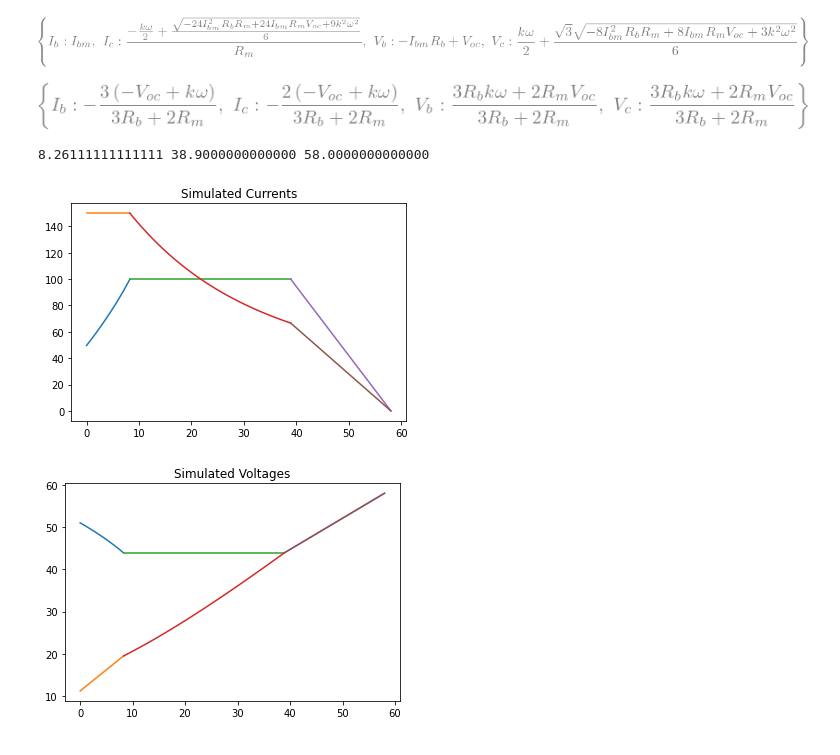
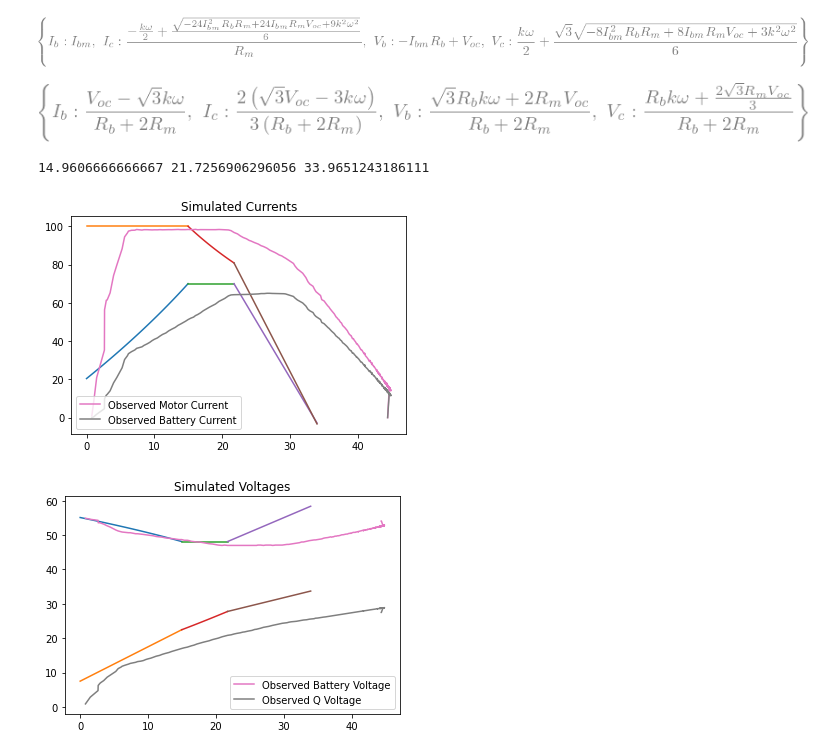
Before and after one commit to dsoto/ev-model-closed, a Jupyter notebook: torque-speed-symbolic-cleanup.ipynb, the cells around one changed output. Drawn from its saved outputs; the diff is of its cells as text; code cells hidden in the pictures.

Commit message:
adds overlays of observed data

```diff
--- a/torque-speed-symbolic-cleanup.ipynb
+++ b/torque-speed-symbolic-cleanup.ipynb
@@ -15,4 +12,8 @@ Notes
 # %%
+import sys
+sys.path.append('../ev_data')
+import ev as evd
+
 import sympy
 sympy.init_printing()
 
@@ -30,7 +31,8 @@ Ibm = sympy.symbols('I_bm', positive=True)         # battery maximum current
 torque = sympy.symbols('tau')                      # motor torque
 
 power_eq = sympy.Eq(Vb * Ib, Vc * Ic * 3 / 2)                    # controller energy balance
-#power_eq = sympy.Eq(Vb * Ib, Vc * Ic)                    # controller energy balance
+#power_eq = sympy.Eq(Vb * Ib, Vc * Ic)                           # controller energy balance
+#power_eq = sympy.Eq(Vb * Ib, Vc * Ic)                           # controller energy balance
 controller_loop = sympy.Eq(Vc, Ic * Rm + k * omega)              # controller side voltage loop
 battery_loop = sympy.Eq(Voc, Ib * Rb + Vb)                       # battery side voltage loop
 # set controller current to max for first regime solution
@@ -38,7 +40,8 @@ regime_1_eq = sympy.Eq(Ic, Imm)
 # TODO: should Ib = Ibm regime be here?
 regime_2_eq = sympy.Eq(Ib, Ibm)
 # set battery and peak motor voltages equal for last regime
-regime_3_eq = sympy.Eq(Vb, Vc)
+regime_3_eq = sympy.Eq(Vb / sympy.sqrt(3), Vc)
+#regime_3_eq = sympy.Eq(Ib, Ic)
 
 simple_eq = sympy.Eq(Vc, Ic * Rm + k * omega)
 torque_eq = sympy.Eq(torque, k * Ic) # this needs correction factor for three phase
@@ -58,9 +61,9 @@ battery_limit#[Ic]
 duty_limit = sympy.solve([power_eq, battery_loop, controller_loop, regime_3_eq], exclude=[Rb, Rm, k, Voc])[0]
 duty_limit#[Ib]
 # %% [output]
-[figure, old version]
+[figure, new version]
 # %%
-ev_system = {Rb: 0.141, Voc:58, Imm: 150, Ibm:100, Rm: 0.075, k:1.0}
+ev_system = {Rb: 0.141, Voc:58, Imm: 100, Ibm:70, Rm: 0.075, k:1.0}
 
 # solve for crossover frequency from phase current to battery current limited
 crossover_1_2 = sympy.solve(sympy.Eq(Ibm, phase_limit[Ib]), omega)[0]
@@ -74,7 +77,7 @@ omega_3 = crossover_3.evalf(subs=ev_system)
 
 print(omega_1_2, omega_2_3, omega_3)
 # %% [output]
-8.26111111111111 38.9000000000000 58.0000000000000
+14.9606666666667 21.7256906296056 33.9651243186111
 # %%
 import numpy as np
 import matplotlib.pyplot as plt
@@ -82,23 +85,31 @@ regime_1_omega = np.linspace(0, float(omega_1_2), 100)
 regime_2_omega = np.linspace(float(omega_1_2), float(omega_2_3), 100)
 regime_3_omega = np.linspace(float(omega_2_3), float(omega_3), 100)
 # %%
-Ib_1 = list(map(sympy.lambdify(omega, phase_limit[Ib].subs(ev_system)), regime_1_omega))   # phase limited battery current
+Ib_1 = list(map(sympy.lambdify(omega, phase_limit[Ib].subs(ev_system)), regime_1_omega))     # phase limited battery current
 Ic_1 = list(map(sympy.lambdify(omega, phase_limit[Ic].subs(ev_system)), regime_1_omega))
 Ib_2 = list(map(sympy.lambdify(omega, battery_limit[Ib].subs(ev_system)), regime_2_omega))
 Ic_2 = list(map(sympy.lambdify(omega, battery_limit[Ic].subs(ev_system)), regime_2_omega))   # battery limited phase current
 Ic_3 = list(map(sympy.lambdify(omega, duty_limit[Ib].subs(ev_system)), regime_3_omega))
 Ib_3 = list(map(sympy.lambdify(omega, duty_limit[Ic].subs(ev_system)), regime_3_omega))
 
 plt.plot(regime_1_omega, Ib_1)
 plt.plot(regime_1_omega, Ic_1)
 plt.plot(regime_2_omega, Ib_2)
 plt.plot(regime_2_omega, Ic_2)
 plt.plot(regime_3_omega, Ic_3)
 plt.plot(regime_3_omega, Ib_3)
 plt.title('Simulated Currents')
+
+# overlay observed data
+data = evd.vesc_csv_to_df('data.csv')
+data = evd.pull_throttle_region(data)
+data['rad_per_sec'] = evd.rpm_to_radpsec(data, pole_pairs=23)
+plt.plot(data['rad_per_sec'], data['current_motor'], label='Observed Motor Current')
+plt.plot(data['rad_per_sec'], data['current_in'], label='Observed Battery Current')
+plt.legend()
 plt.show()
 # %% [output]
-[figure, old version]
+[figure, new version]
 # %%
 Vb_1 = list(map(sympy.lambdify(omega, phase_limit[Vb].subs(ev_system)), regime_1_omega))   # phase limited battery current
 Vc_1 = list(map(sympy.lambdify(omega, phase_limit[Vc].subs(ev_system)), regime_1_omega))
@@ -115,6 +126,14 @@ plt.plot(regime_2_omega, Vc_2)
 plt.plot(regime_3_omega, Vc_3)
 plt.plot(regime_3_omega, Vb_3)
 plt.title('Simulated Voltages')
+
+# overlay observed data
+data = evd.vesc_csv_to_df('data.csv')
+data = evd.pull_throttle_region(data)
+data['rad_per_sec'] = evd.rpm_to_radpsec(data, pole_pairs=23)
+plt.plot(data['rad_per_sec'], data['input_voltage'], label='Observed Battery Voltage')
+plt.plot(data['rad_per_sec'], data['q_axis_voltage'], label='Observed Q Voltage')
+plt.legend()
 plt.show()
 # %% [output]
-[figure, old version]
+[figure, new version]
```
Also changed, not shown: parts of 1 cell of this notebook.
